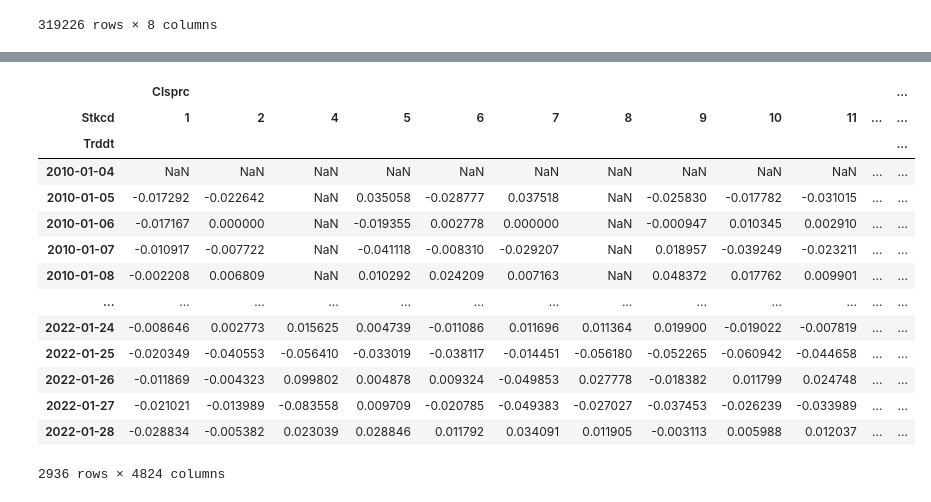
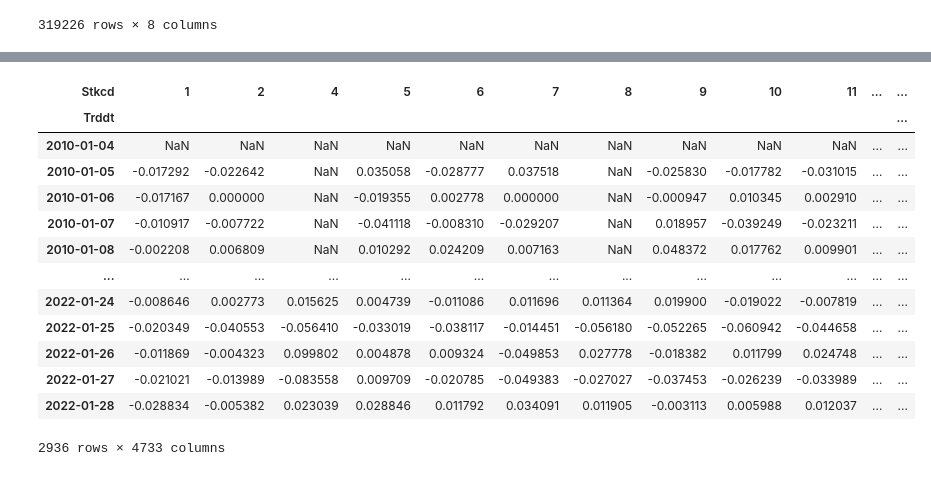
Before and after one commit to tanyanbo/alternative_investment, a Jupyter notebook: alternative_investment.ipynb, the cells around one changed output, grey strips where cells are left out. Cells and saved outputs as stored; diff of their text form; code cells hidden in the pictures.

Commit message:
Keep stocks that are in both csv

```diff
--- a/alternative_investment.ipynb
+++ b/alternative_investment.ipynb
@@ -1,3 +1,10 @@
+# %%
+cols1 = [x[1] for x in df_return.columns]
+cols2 = [x for x in df_rank.columns]
+with open('stocks.txt', 'w') as file:
+    file.write(','.join([str(x) for x in cols1 if x in cols2]))
+# %%
+stocks = [x for x in cols1 if x in cols2]
 # %%
 from scipy.stats import rankdata
 import scipy as sp
@@ -109,8 +116,9 @@ df_close = df.pivot(index=['Trddt'], columns='Stkcd', values=['Clsprc'])
+# %%
+df_close_filtered = df_close['Clsprc'][stocks]
 # %%
-df_return = df_close / df_close.shift(1) - 1
+df_return = df_close_filtered / df_close_filtered.shift(1) - 1
 df_return
 # %% [output]
-|  | Clsprc |  |  |  |  |  |  |  |  |  |  | ... |
 | Stkcd | 1 | 2 | 4 | 5 | 6 | 7 | 8 | 9 | 10 | 11 | ... | ... |
 | Trddt |  |  |  |  |  |  |  |  |  |  |  | ... |
 | 2010-01-04 | NaN | NaN | NaN | NaN | NaN | NaN | NaN | NaN | NaN | NaN | ... | ... |
@@ -124,4 +132,4 @@ df_return
 | 2022-01-26 | -0.011869 | -0.004323 | 0.099802 | 0.004878 | 0.009324 | -0.049853 | 0.027778 | -0.018382 | 0.011799 | 0.024748 | ... | ... |
 | 2022-01-27 | -0.021021 | -0.013989 | -0.083558 | 0.009709 | -0.020785 | -0.049383 | -0.027027 | -0.037453 | -0.026239 | -0.033989 | ... | ... |
 | 2022-01-28 | -0.028834 | -0.005382 | 0.023039 | 0.028846 | 0.011792 | 0.034091 | 0.011905 | -0.003113 | 0.005988 | 0.012037 | ... | ... |
-2936 rows × 4824 columns
+2936 rows × 4733 columns
```
Also changed, not shown: parts of 12 cells of this notebook, 1 other file.
